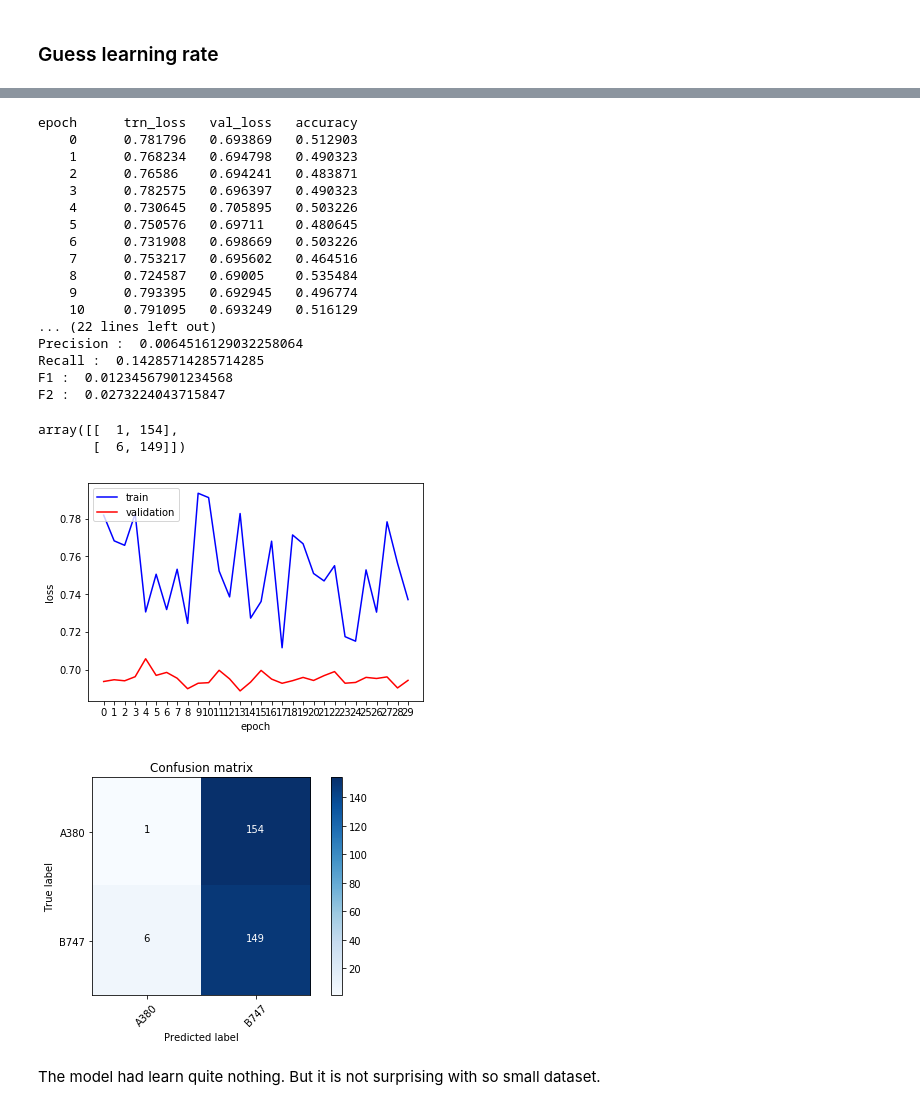
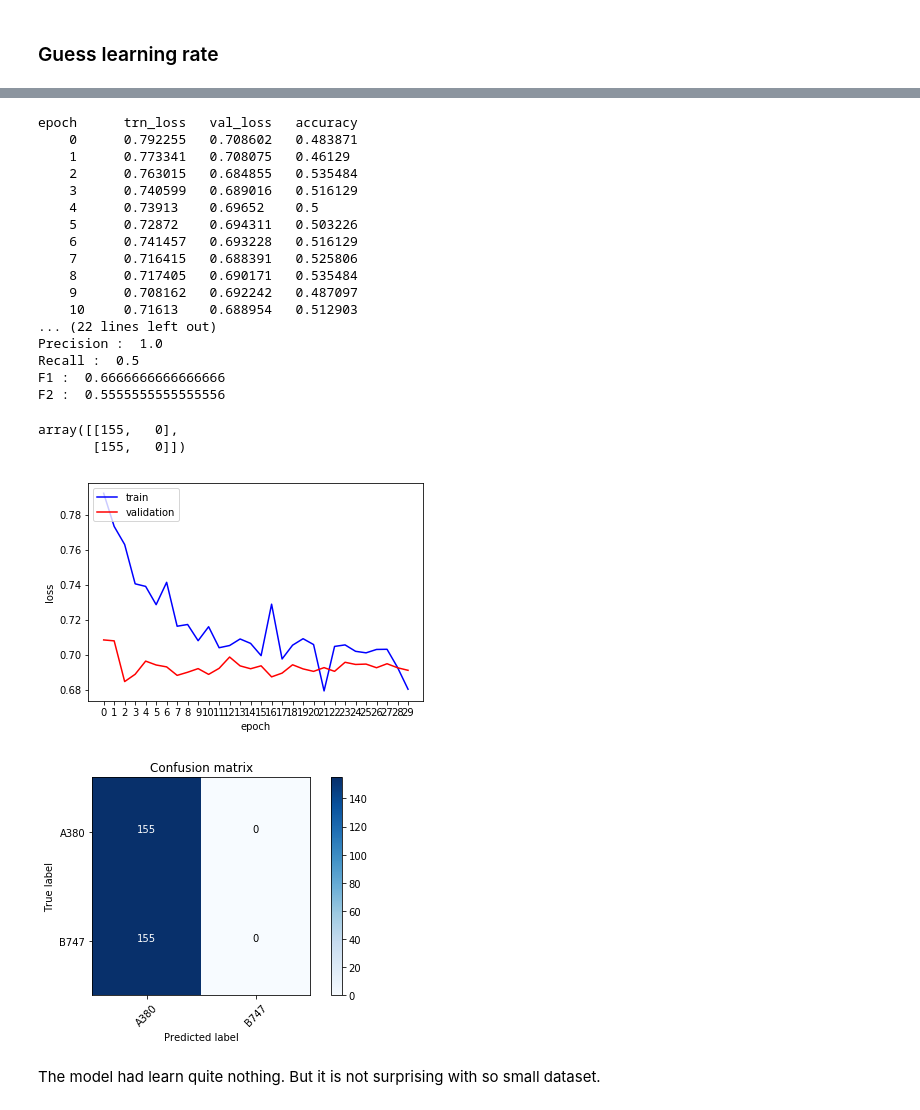
Before and after one commit to benoit-cty/deep_learning_tests, a Jupyter notebook: 01-Binary_Classification_747_vs_A380.ipynb, the cells around one changed output, grey strips where cells are left out. Drawn from its saved outputs; the diff is of its cells as text; code cells hidden in the pictures.

```diff
--- a/01-Binary_Classification_747_vs_A380.ipynb
+++ b/01-Binary_Classification_747_vs_A380.ipynb
@@ -195,43 +195,42 @@ learn.sched.plot()
 # %%
-        # F2 :  0.54 for lr=1e-4, image_size=128, batch_size=256, epoch=30
-        # F2 :  0.55 for lr=1e-5, image_size=128, batch_size=128, epoch=30, mais courbe erratique
-        # F2 :  0.49 for lr=1e-3, image_size=128, batch_size=256, epoch=30
+#F2 :  0.02 for lr=1e-3, image_size=128, batch_size=256, epoch=30 # very erratic graph
 #F2 :  0.55 for lr=1e-4, image_size=128, batch_size=256, epoch=30
 #F2 :  0.11 for lr=1e-5, image_size=128, batch_size=256, epoch=30
 
-lr=1e-3
+
+lr=1e-4
 image_size=128
-batch_size=256
+batch_size=128
 epoch=30
 data = ImageClassifierData.from_paths(PATH, tfms=tfms_from_model(arch, image_size), bs=batch_size, num_workers=num_cpus())
 vals_s2s, global_results = learn.fit(lr, n_cycle=epoch, get_ep_vals=True)
 learn = ConvLearner.pretrained(arch, data, precompute=False, ps=0.5, pretrained=False)
 print("After ", str(len(global_results)), " epochs, the accuracy is ", str(vals_s2s[1]*100)[:5], "%" )
 plot_ep_vals(global_results)
 plot_the_confusion_matrix()
 # %% [output]
 [interactive output not drawn]
 epoch      trn_loss   val_loss   accuracy
-    0      0.781796   0.693869   0.512903
-    1      0.768234   0.694798   0.490323
-    2      0.76586    0.694241   0.483871
-    3      0.782575   0.696397   0.490323
-    4      0.730645   0.705895   0.503226
-    5      0.750576   0.69711    0.480645
-    6      0.731908   0.698669   0.503226
-    7      0.753217   0.695602   0.464516
-    8      0.724587   0.69005    0.535484
-    9      0.793395   0.692945   0.496774
-    10     0.791095   0.693249   0.516129
+    0      0.792255   0.708602   0.483871
+    1      0.773341   0.708075   0.46129
+    2      0.763015   0.684855   0.535484
+    3      0.740599   0.689016   0.516129
+    4      0.73913    0.69652    0.5
+    5      0.72872    0.694311   0.503226
+    6      0.741457   0.693228   0.516129
+    7      0.716415   0.688391   0.525806
+    8      0.717405   0.690171   0.535484
+    9      0.708162   0.692242   0.487097
+    10     0.71613    0.688954   0.512903
 ... (22 lines left out)
-Precision :  0.0064516129032258064
-Recall :  0.14285714285714285
-F1 :  0.01234567901234568
-F2 :  0.0273224043715847
+Precision :  1.0
+Recall :  0.5
+F1 :  0.6666666666666666
+F2 :  0.5555555555555556
-array([[  1, 154],
-       [  6, 149]])
+array([[155,   0],
+       [155,   0]])
-[figure, old version]
+[figure, new version]
-[figure, old version]
+[figure, new version]
 # %%
 #learn.sched.plot_loss()
 # %% [markdown]
```
Also changed, not shown: parts of 35 cells of this notebook.
